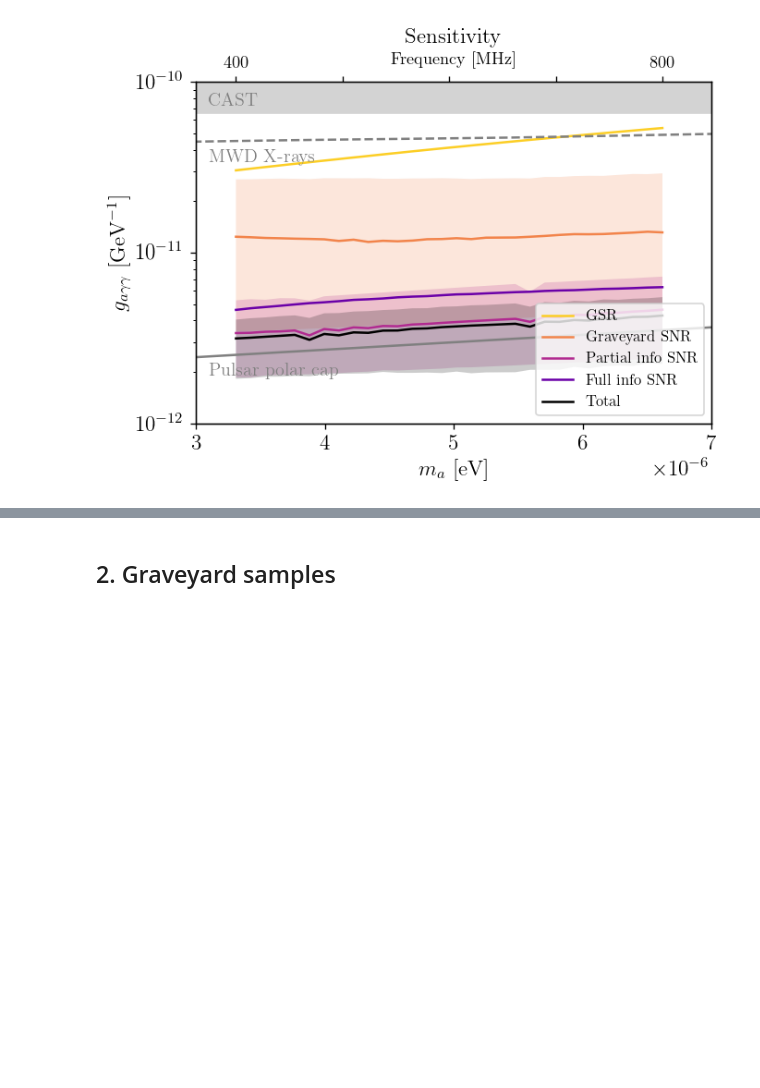
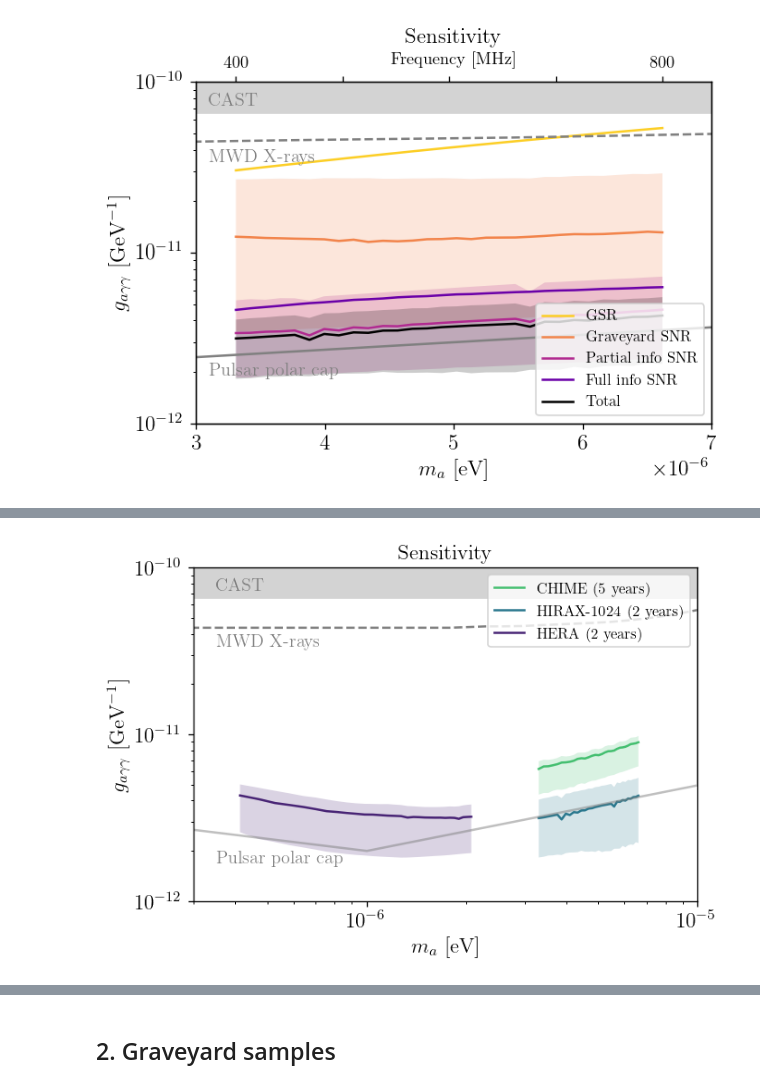
Before and after one commit to yitiansun/axion-mirror, a Jupyter notebook: estimates/plotting.ipynb, the cells around one changed output, grey strips where cells are left out. Cells and saved outputs as stored; diff of their text form; code cells hidden in the pictures; blank space fills up the shorter version.

Commit message:
plot HERA

```diff
--- a/estimates/plotting.ipynb
+++ b/estimates/plotting.ipynb
@@ -92,7 +93,3 @@ ax.legend(loc='lower right', fontsize=10)
 fig.savefig('../outputs/HIRAX-1024_reach.pdf')
 # %% [output]
 [figure]
-# %%
-with h5py.File(f"../outputs/plot_data/{config_name}/snrp.h5", 'r') as hf:
-    nu_arr = hf['nu'][:]
-    gagg_arr = hf['gagg'][:]
@@ -107,0 +96,73 @@ plt.plot(np.median(gagg_arr, axis=0))
+# %%
+telescopes = [CHIME, HIRAX_1024, HERA]
+plot_all_samples = False
+
+label_dict = {
+    'CHIME' : 'CHIME (5 years)',
+    'HIRAX-1024' : 'HIRAX-1024 (2 years)',
+    'HERA' : 'HERA (2 years)',
+}
+color_dict = {
+    'CHIME' : cms['viridis'](0.7),
+    'HIRAX-1024' : cms['viridis'](0.4),
+    'HERA' : cms['viridis'](0.1),
+}
+
+fig, ax = plt.subplots()
+
+postfix = 'nnu30-nra3-ndec3'
+
+for telescope in telescopes:
+    with h5py.File(f"../outputs/plot_data/{telescope.name}-{postfix}/total.h5", 'r') as hf:
+        if telescope.name == 'HIRAX-1024':
+            nu_arr = np.delete(hf['nu'][:], 18, axis=0)
+            gagg_arr = np.delete(hf['gagg'][:], 18, axis=1)
+        elif telescope.name == 'HERA':
+            nu_arr = np.delete(hf['nu'][:], 20, axis=0)
+            gagg_arr = np.delete(hf['gagg'][:], 20, axis=1)
+        else:
+            nu_arr = np.array(hf['nu'][:])
+            gagg_arr = np.array(hf['gagg'][:])
+
+        ma_arr = 4*PI*hbar*nu_arr / eV
+        color = color_dict[telescope.name]
+        label = label_dict[telescope.name]
+
+        if gagg_arr.shape[0] == 1:
+            ax.plot(ma_arr, gagg_arr[0], color=color, label=label_dict[telescope.name])
+        else:
+            if plot_all_samples:
+                for i, gagg_sample in enumerate(gagg_arr):
+                    ax.plot(ma_arr, gagg_sample, color=color, alpha=0.1,
+                            label=(label if i==0 else None), zorder=-1)
+            else:
+                ax.plot(ma_arr, np.median(gagg_arr, axis=0), color=color, label=label)
+                ax.fill_between(ma_arr, np.quantile(gagg_arr, 0.95, axis=0), np.quantile(gagg_arr, 0.05, axis=0),
+                                alpha=0.2, facecolor=color, edgecolor='none')
+
+ax.fill_between([1e-8, 1e-4], gagg_CAST/invGeV, 1e-8, color='lightgray')
+ax.text(3.5e-7, 7.3e-11, 'CAST', color='gray')
+
+limit_ma_arr, limit_gagg_arr = np.loadtxt("../data/limits/PulsarPolarCap.txt", unpack=True)
+ax.plot(limit_ma_arr, limit_gagg_arr, color='gray', ls='-', alpha=0.5)
+ax.text(3.5e-7, 1.7e-12, 'Pulsar polar cap', color='gray')
+
+limit_ma_arr, limit_gagg_arr = np.loadtxt("../data/limits/MWDXrays.txt", unpack=True)
+ax.plot(limit_ma_arr, limit_gagg_arr, color='gray', ls='--')
+ax.text(3.5e-7, 3.4e-11, 'MWD X-rays', color='gray')
+
+ax.set(yscale='log', xscale='log')
+ax.set(xlim=(3e-7, 1e-5), ylim=(1e-12, 1e-10))
+ax.set(xlabel='$m_a$ [eV]', ylabel=r'$g_{a\gamma\gamma}$ [GeV$^{-1}$]', title='Sensitivity')
+
+# ax_top = ax.twiny()
+# ax_top.set_xlim(np.array(ax.get_xlim()) * eV / (4*PI*hbar))
+# ax_top.set_xlabel('Frequency [MHz]', fontsize=11)
+# ax_top.set_xticks([400, 500, 600, 700, 800])
+# ax_top.set_xticklabels(['400', '', '', '', '800'], fontsize=11)
+# ax_top.xaxis.set_label_coords(0.5, 1.05)
+
+ax.legend(loc='upper right', fontsize=10)
+fig.savefig('../outputs/telescopes_reach.pdf')
+# %% [output]
+[figure, added]
```
Also changed, not shown: parts of 4 cells of this notebook, 1 other file.
